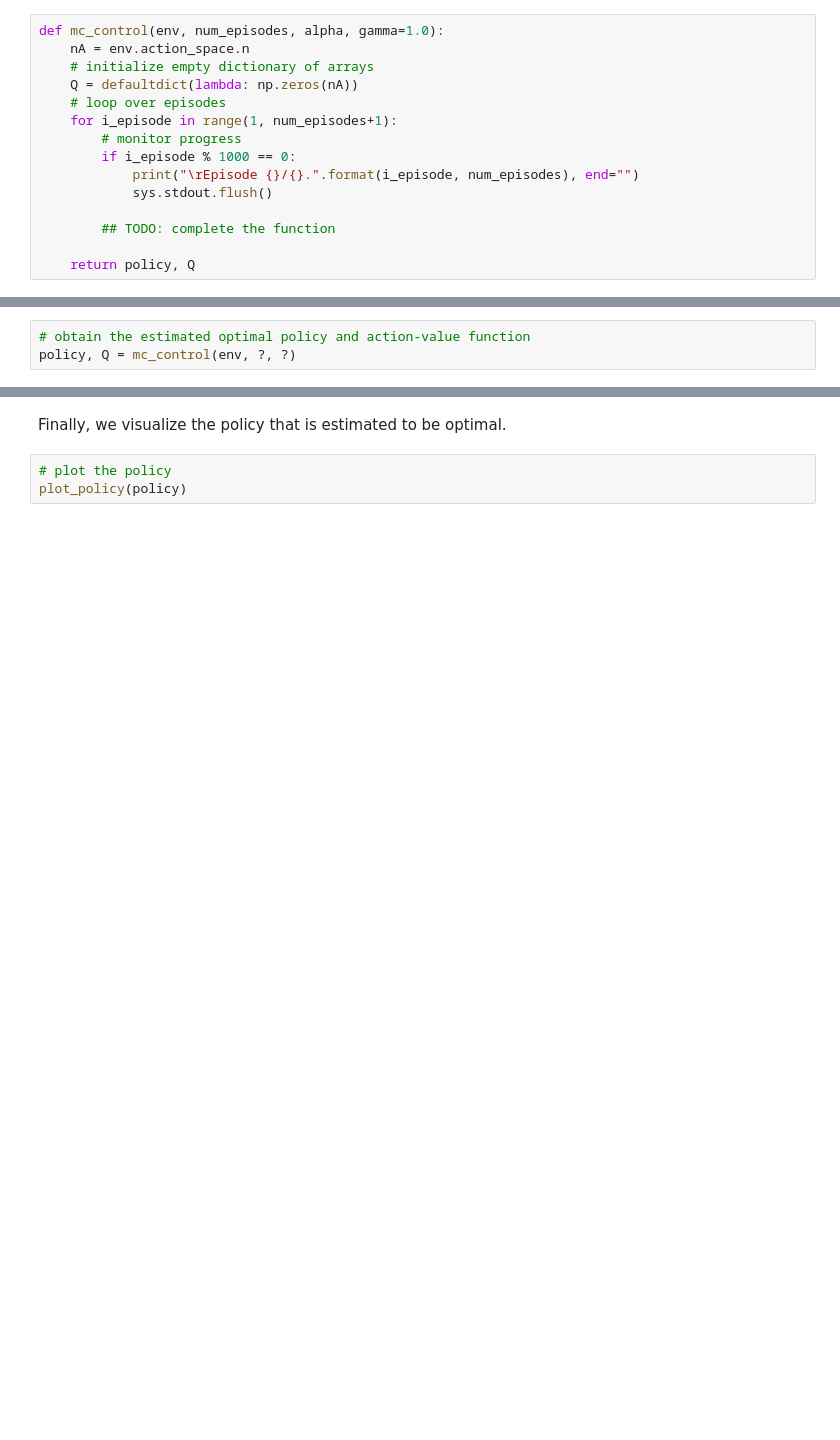
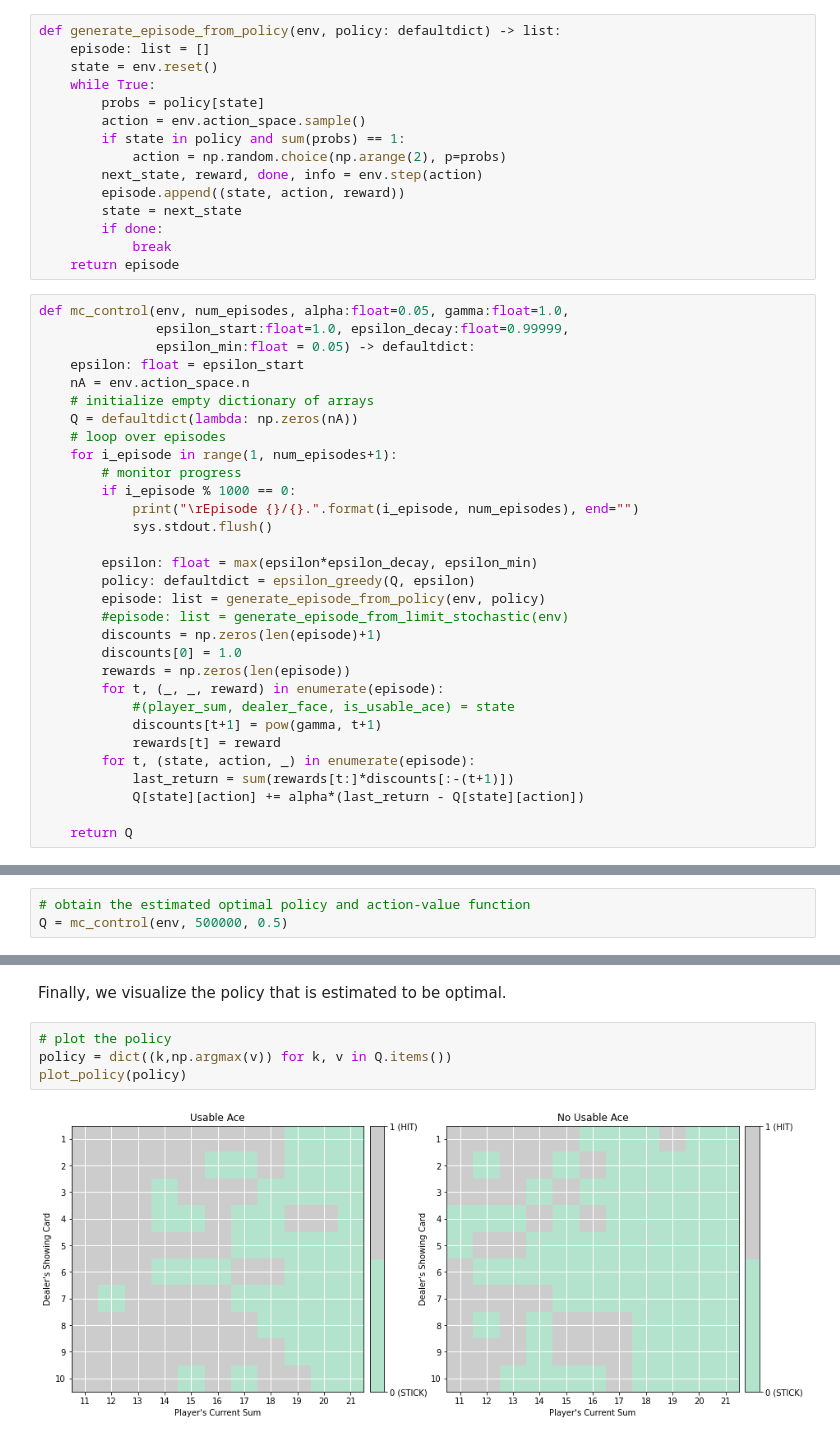
Before and after one commit to kw90/deep-reinforcement-learning, a Jupyter notebook: monte-carlo/Monte_Carlo.ipynb, the cells around one changed output, grey strips where cells are left out. Saved outputs shown, nothing was run; the diff lists cells and outputs as text; blank space fills up the shorter version.

```diff
--- a/monte-carlo/Monte_Carlo.ipynb
+++ b/monte-carlo/Monte_Carlo.ipynb
@@ -189,5 +199,23 @@ The algorithm returns as output:
+# %%
+def generate_episode_from_policy(env, policy: defaultdict) -> list:
+    episode: list = []
+    state = env.reset()
+    while True:
+        probs = policy[state]
+        action = env.action_space.sample()
+        if state in policy and sum(probs) == 1:
+            action = np.random.choice(np.arange(2), p=probs)
+        next_state, reward, done, info = env.step(action)
+        episode.append((state, action, reward))
+        state = next_state
+        if done:
+            break
+    return episode
 # %%
-def mc_control(env, num_episodes, alpha, gamma=1.0):
+def mc_control(env, num_episodes, alpha:float=0.05, gamma:float=1.0,
+               epsilon_start:float=1.0, epsilon_decay:float=0.99999,
+               epsilon_min:float = 0.05) -> defaultdict:
+    epsilon: float = epsilon_start
     nA = env.action_space.n
     # initialize empty dictionary of arrays
     Q = defaultdict(lambda: np.zeros(nA))
@@ -198,8 +226,21 @@ def mc_control(env, num_episodes, alpha, gamma=1.0):
             print("\rEpisode {}/{}.".format(i_episode, num_episodes), end="")
             sys.stdout.flush()
 
-        ## TODO: complete the function
+        epsilon: float = max(epsilon*epsilon_decay, epsilon_min)
+        policy: defaultdict = epsilon_greedy(Q, epsilon)
+        episode: list = generate_episode_from_policy(env, policy)
+        #episode: list = generate_episode_from_limit_stochastic(env)
+        discounts = np.zeros(len(episode)+1)
+        discounts[0] = 1.0
+        rewards = np.zeros(len(episode))
+        for t, (_, _, reward) in enumerate(episode):
+            #(player_sum, dealer_face, is_usable_ace) = state
+            discounts[t+1] = pow(gamma, t+1)
+            rewards[t] = reward
+        for t, (state, action, _) in enumerate(episode):
+            last_return = sum(rewards[t:]*discounts[:-(t+1)])
+            Q[state][action] += alpha*(last_return - Q[state][action])
 
-    return policy, Q
+    return Q
 # %% [markdown]
 Use the cell below to obtain the estimated optimal policy and action-value function.  Note that you should fill in your own values for the `num_episodes` and `alpha` parameters.
@@ -206,4 +249,4 @@ Use the cell below to obtain the estimated optimal policy and action-value funct
 # %%
 # obtain the estimated optimal policy and action-value function
-policy, Q = mc_control(env, ?, ?)
+Q = mc_control(env, 500000, 0.5)
 # %% [output]
@@ -220,4 +265,7 @@ plot_blackjack_values(V)
 Finally, we visualize the policy that is estimated to be optimal.
 # %%
 # plot the policy
+policy = dict((k,np.argmax(v)) for k, v in Q.items())
 plot_policy(policy)
+# %% [output]
+[figure, added]
```
Also changed, not shown: parts of 48 cells of this notebook, 3 other files.
